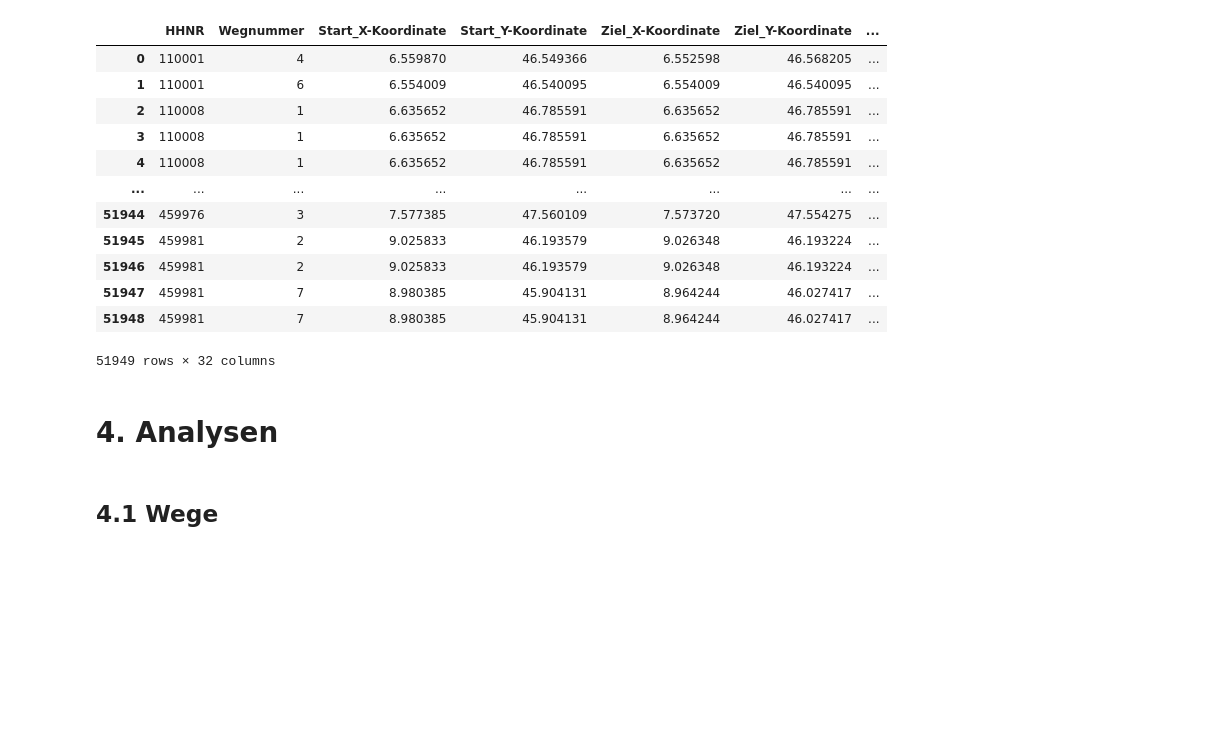
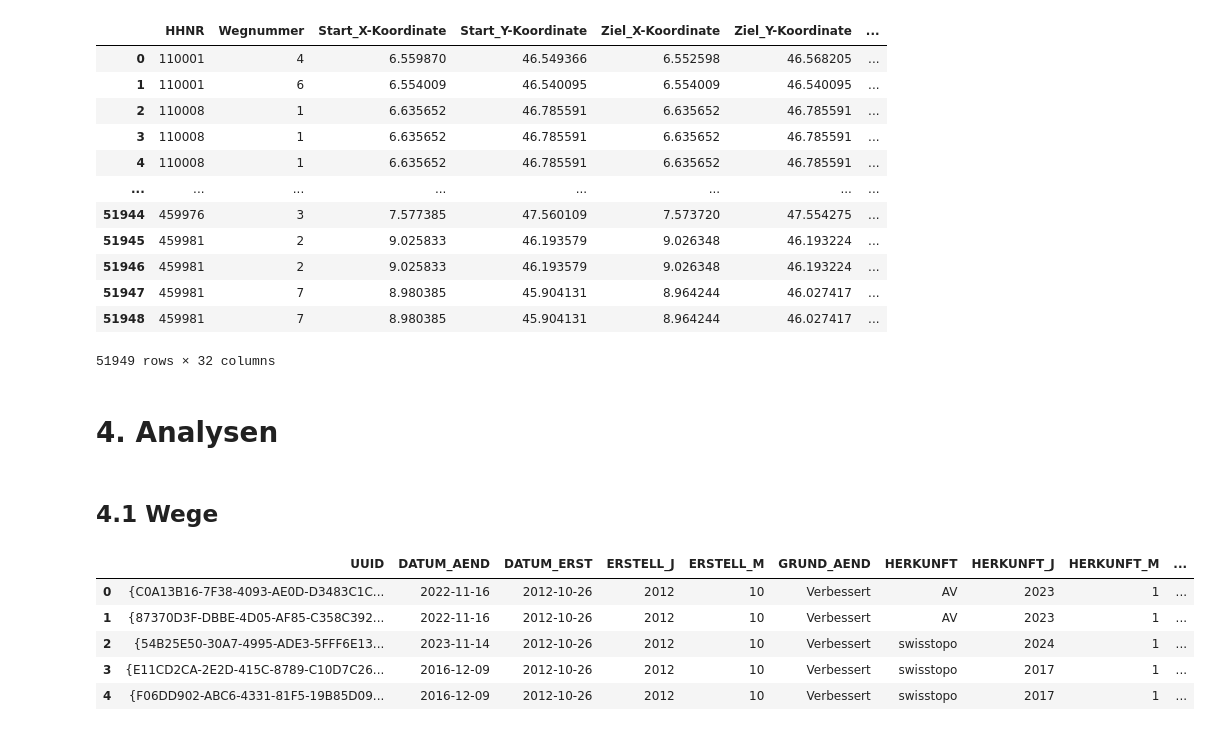
Before and after one commit to larissa-marti/ANM_Gruppe_Y, a Jupyter notebook: geo.ipynb, the cells around one changed output. Cells and saved outputs as stored; diff of their text form; code cells hidden in the pictures; blank space fills up the shorter version.

```diff
--- a/geo.ipynb
+++ b/geo.ipynb
@@ -35,0 +31,6 @@ DataSourceError: Data/swissBOUNDARIES3D_1_5_TLM_HOEHENGEBIET.shp: No such file o
+# %%
+# File path to the Shapefile
+shapefile_path = 'Data/swissBOUNDARIES3D_1_5_TLM_KANTONSGEBIET.shp'
+
+# Load the Shapefile
+shp_data_kanton = gpd.read_file(shapefile_path)
@@ -124,3 +131,12 @@ wege_gemeinden_merged
 # 4. Analysen
 # %% [markdown]
 ## 4.1 Wege
+# %%
+shp_data_kanton.head()
+# %% [output]
+|  | UUID | DATUM_AEND | DATUM_ERST | ERSTELL_J | ERSTELL_M | GRUND_AEND | HERKUNFT | HERKUNFT_J | HERKUNFT_M | ... |
+| 0 | {C0A13B16-7F38-4093-AE0D-D3483C1C... | 2022-11-16 | 2012-10-26 | 2012 | 10 | Verbessert | AV | 2023 | 1 | ... |
+| 1 | {87370D3F-DBBE-4D05-AF85-C358C392... | 2022-11-16 | 2012-10-26 | 2012 | 10 | Verbessert | AV | 2023 | 1 | ... |
+| 2 | {54B25E50-30A7-4995-ADE3-5FFF6E13... | 2023-11-14 | 2012-10-26 | 2012 | 10 | Verbessert | swisstopo | 2024 | 1 | ... |
+| 3 | {E11CD2CA-2E2D-415C-8789-C10D7C26... | 2016-12-09 | 2012-10-26 | 2012 | 10 | Verbessert | swisstopo | 2017 | 1 | ... |
+| 4 | {F06DD902-ABC6-4331-81F5-19B85D09... | 2016-12-09 | 2012-10-26 | 2012 | 10 | Verbessert | swisstopo | 2017 | 1 | ... |
```
Also changed, not shown: parts of 6 cells of this notebook.
